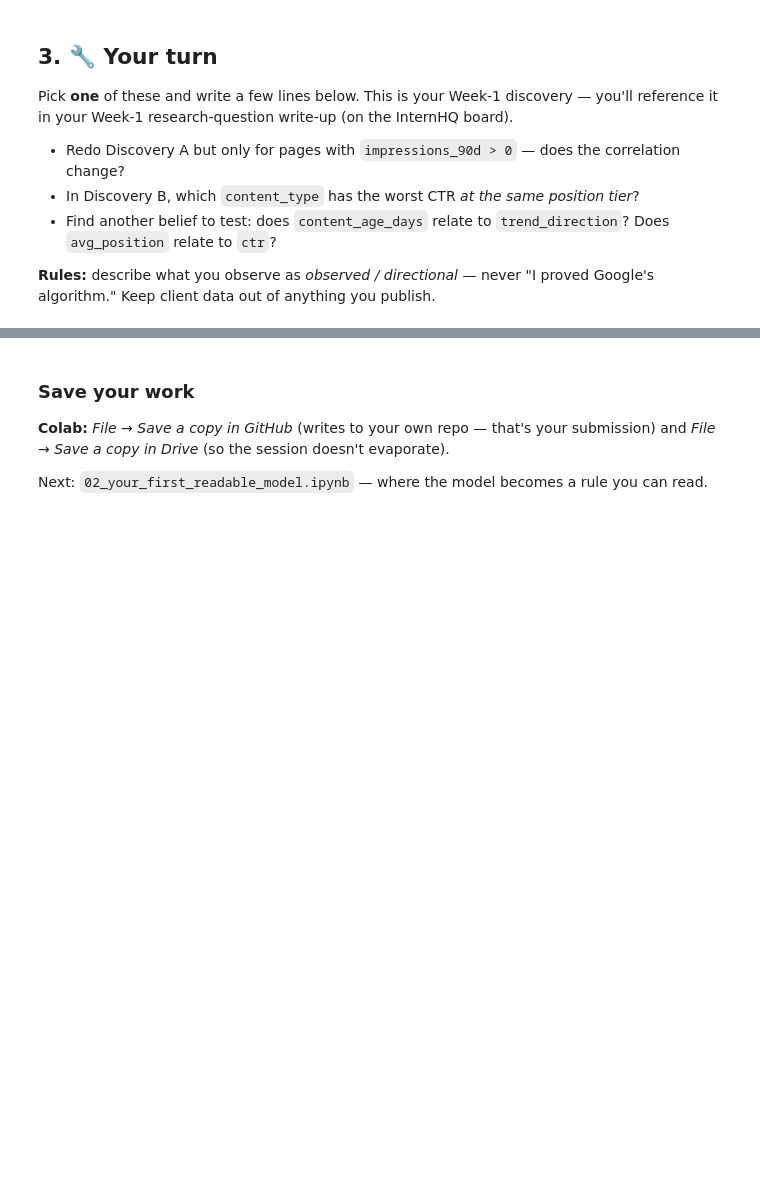
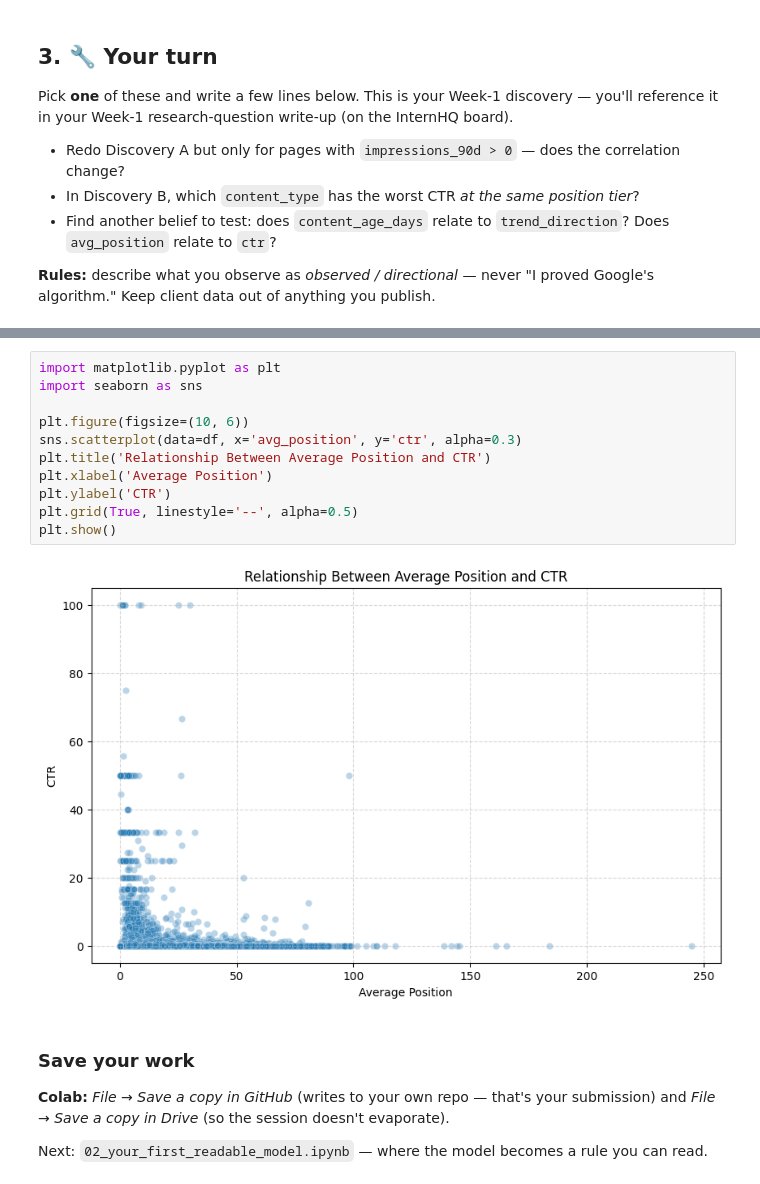
Before and after one commit to PundarikakshNTripathi/FlyRankAI-ML-Internship, a Jupyter notebook: notebooks/01_first_look_and_discovery.ipynb, the cells around one changed output, grey strips where cells are left out. Drawn from its saved outputs; the diff is of its cells as text; blank space fills up the shorter version.

```diff
--- a/notebooks/01_first_look_and_discovery.ipynb
+++ b/notebooks/01_first_look_and_discovery.ipynb
@@ -102,3 +164,16 @@ Pick **one** of these and write a few lines below. This is your Week-1 discovery
+# %%
+import matplotlib.pyplot as plt
+import seaborn as sns
+
+plt.figure(figsize=(10, 6))
+sns.scatterplot(data=df, x='avg_position', y='ctr', alpha=0.3)
+plt.title('Relationship Between Average Position and CTR')
+plt.xlabel('Average Position')
+plt.ylabel('CTR')
+plt.grid(True, linestyle='--', alpha=0.5)
+plt.show()
+# %% [output]
+[figure, added]
 # %% [markdown]
 ### Save your work
 **Colab:** *File → Save a copy in GitHub* (writes to your own repo — that's your submission) and *File → Save a copy in Drive* (so the session doesn't evaporate).
```
Also changed, not shown: parts of 10 cells of this notebook.
